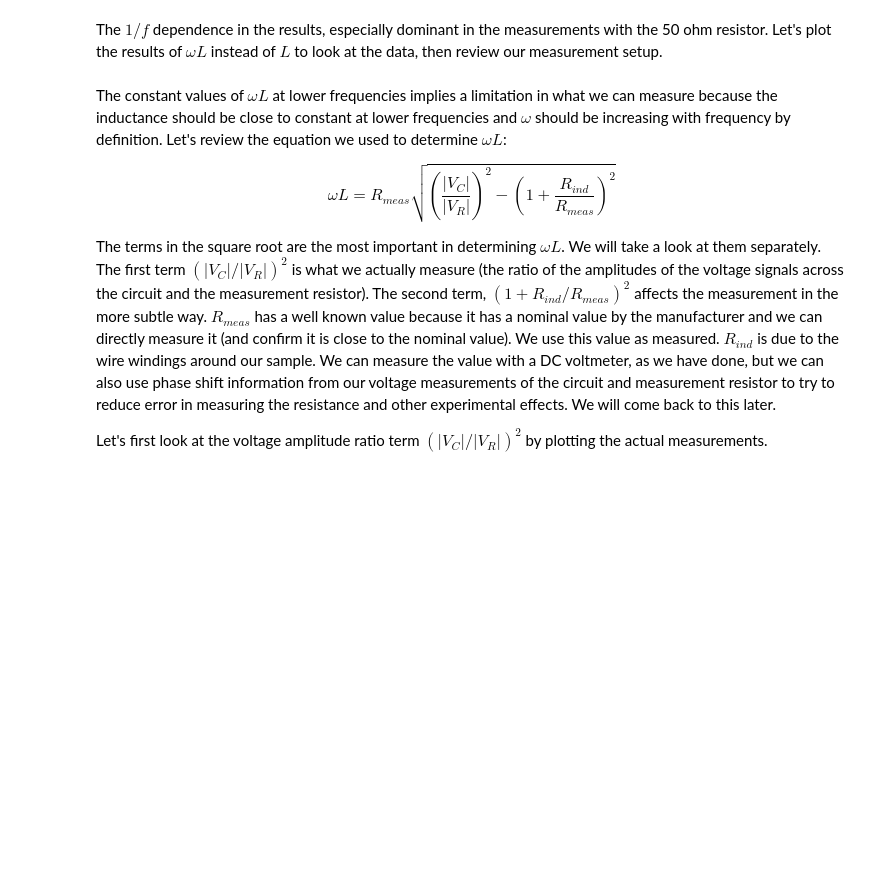
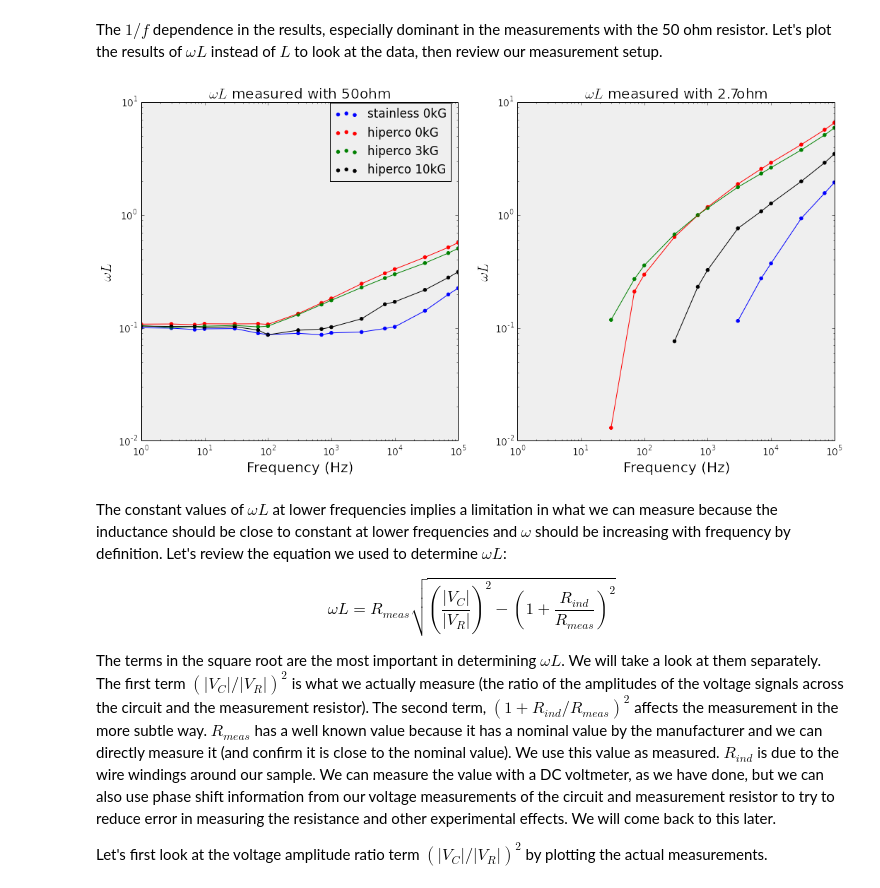
Before and after one commit to cstoafer/inductance-measurements, a Jupyter notebook: Determine mu.ipynb, the cells around one changed output. Drawn from its saved outputs; the diff is of its cells as text; code cells hidden in the pictures; blank space fills up the shorter version.

```diff
--- a/Determine mu.ipynb
+++ b/Determine mu.ipynb
@@ -441,26 +384,30 @@ The $1/f$ dependence in the results, especially dominant in the measurements wit
 # %%
 fig = plt.figure(figsize=(15,8))
 ax1 = fig.add_subplot(1,2,1)
 setup_axes(ax1, xlim=[1, 100000], ylim=[1e-2,1e1], xlabel='Frequency (Hz)', ylabel='$\omega L$',
            title='$\omega L$ measured with 50ohm', xlog=True, ylog=True)
 ax2 = fig.add_subplot(1,2,2)
 setup_axes(ax2, xlim=[1, 100000], ylim=[1e-2,1e1], xlabel='Frequency (Hz)', ylabel='$\omega L$',
            title='$\omega L$ measured with 2.7ohm', xlog=True, ylog=True)
 
 plot_folders = [folder for folder in folders if '3ohm' not in folder]
 for i,folder in enumerate(plot_folders):
     omegaL = [data[folder][freq]['inductance'] * freq for freq in freqs]
     ax1.scatter(freqs, omegaL, color=colors[i])
+    ax1.plot(freqs, omegaL, color=colors[i])
 
 points=[]
 plot_folders = [folder for folder in folders if '3ohm' in folder]
 for i,folder in enumerate(plot_folders):
     omegaL = [data[folder][freq]['inductance'] * freq for freq in freqs]
     points.append(ax2.scatter(freqs, omegaL, color=colors[i]))
+    ax2.plot(freqs, omegaL, color=colors[i])
 
 fig.legend(points, ['stainless 0kG', 'hiperco 0kG', 'hiperco 3kG', 'hiperco 10kG'], bbox_to_anchor=(.48, .95),
            bbox_transform=plt.gcf().transFigure)
 fig.tight_layout()
+# %% [output]
+[figure, added]
 # %% [markdown]
 The constant values of $\omega L$ at lower frequencies implies a limitation in what we can measure because the inductance should be close to constant at lower frequencies and $\omega$ should be increasing with frequency by definition.  Let's review the equation we used to determine $\omega L$:
 
```
Also changed, not shown: parts of 18 cells of this notebook.
